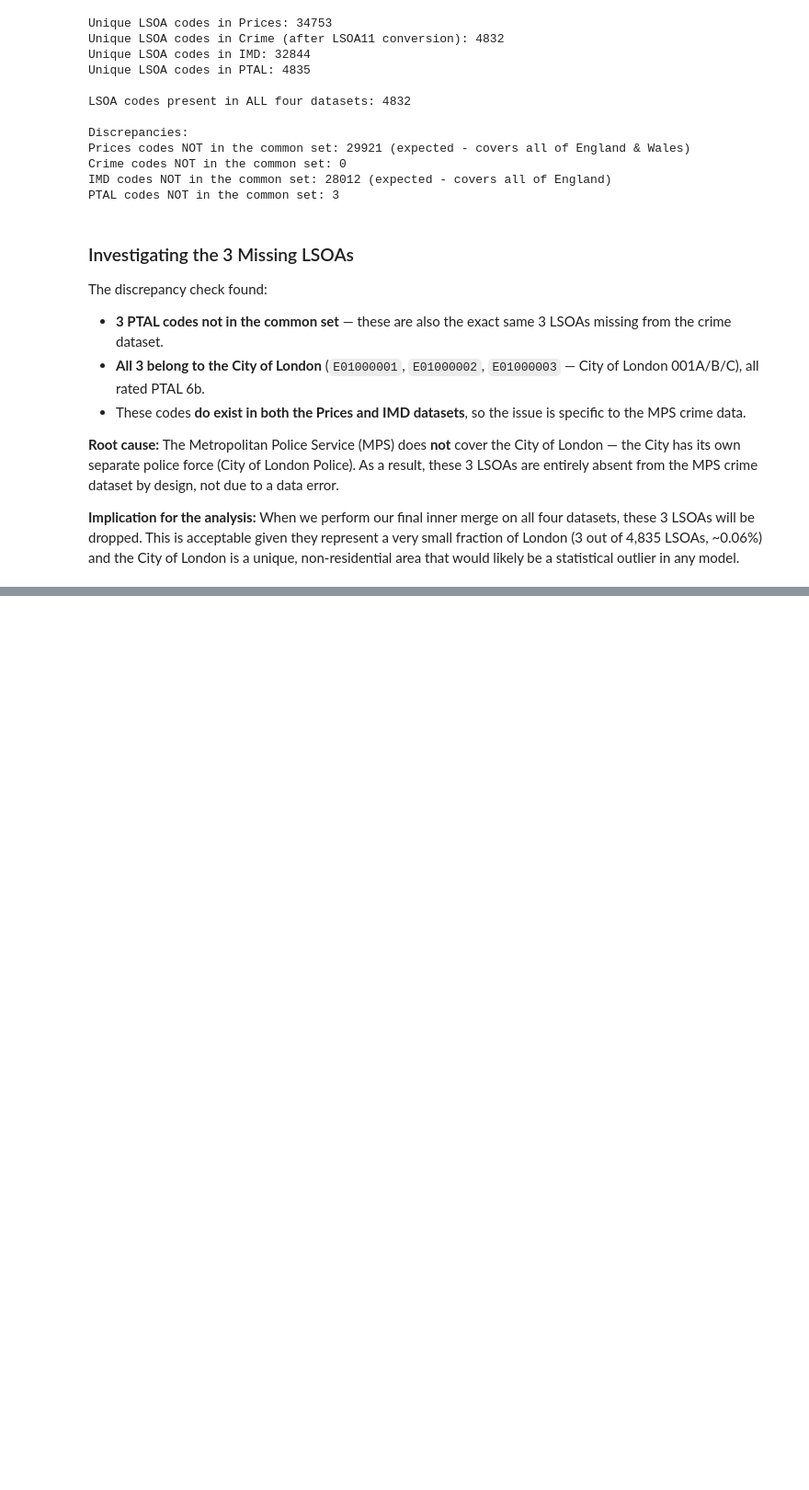
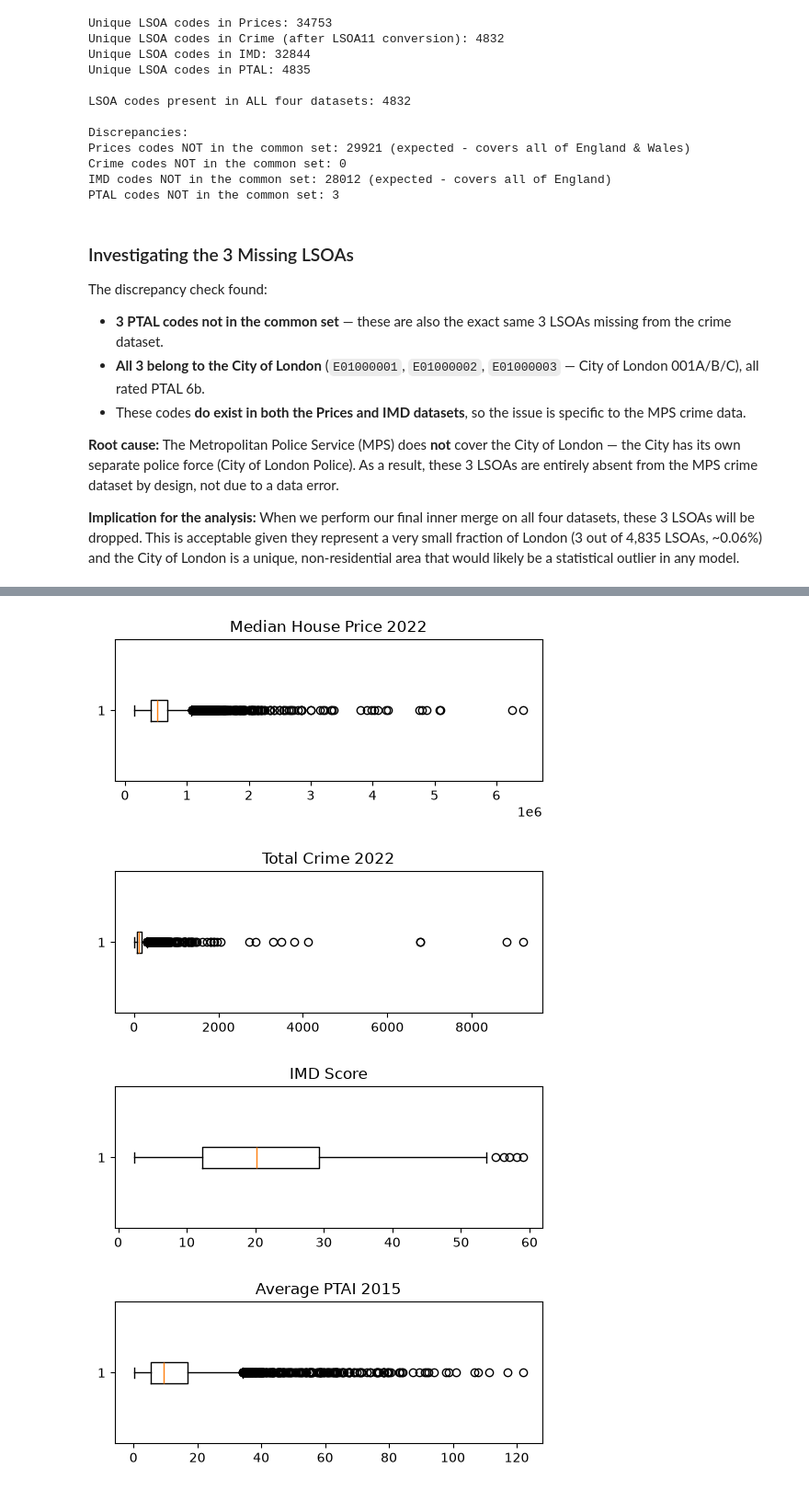
Before and after one commit to RaquelCG1/London-House-Prices-Crime-IMD-transport, a Jupyter notebook: London_Neighbourhood_Analysis.ipynb, the cells around one changed output, grey strips where cells are left out. Shown at 92% size. Cells and saved outputs as stored; diff of their text form; code cells hidden in the pictures; blank space fills up the shorter version.

Commit message:
Completed data integration, cleaned columns, and handled missing 2022 house prices

```diff
--- a/London_Neighbourhood_Analysis.ipynb
+++ b/London_Neighbourhood_Analysis.ipynb
@@ -950,6 +993,3 @@ Percentage of dataset: 0.04%
 # %%
-# Remove rows with no house price data
-merged_df = merged_df.loc[~all_years_missing].copy()
-
-print("New shape:", merged_df.shape)
+print(merged_df.columns.tolist())
 # %% [output]
@@ -956,0 +1313,5 @@ New shape: (47592, 179)
+# %%
+# Remove these LSOAs
+merged_df = merged_df.loc[~no_recent_data].copy()
+
+print("New dataset shape:", merged_df.shape)
@@ -956,0 +1320,14 @@ New shape: (47592, 179)
+# %%
+# Keep only the final Dec 2022 house price column and remove historical price columns
+
+price_history_cols = [col for col in merged_df.columns if col.startswith("Year ending")]
+
+# Remove all historical price columns except Dec 2022
+price_history_to_drop = [
+    col for col in price_history_cols
+    if col != "Year ending Dec 2022"
+]
+
+merged_df = merged_df.drop(columns=price_history_to_drop)
+
+merged_df.head()
@@ -956,0 +1500,15 @@ New shape: (47592, 179)
+# %%
+numeric_cols = [
+    "Median House Price 2022",
+    "Total Crime 2022",
+    "IMD Score",
+    "Average PTAI 2015"
+]
+
+summary = final_df[numeric_cols].describe().T
+summary["median"] = final_df[numeric_cols].median()
+summary["skewness"] = final_df[numeric_cols].skew()
+
+summary = summary[["count", "mean", "median", "std", "min", "25%", "50%", "75%", "max", "skewness"]]
+
+summary.round(2)
@@ -956,0 +1521,11 @@ New shape: (47592, 179)
+# %%
+for col in numeric_cols:
+    plt.figure(figsize=(6,2))
+    plt.boxplot(final_df[col].dropna(), vert=False)
+    plt.title(col)
+    plt.show()
+# %% [output]
+[figure, added]
+[figure, added]
+[figure, added]
+[figure, added]
```
Also changed, not shown: parts of 41 cells of this notebook.
